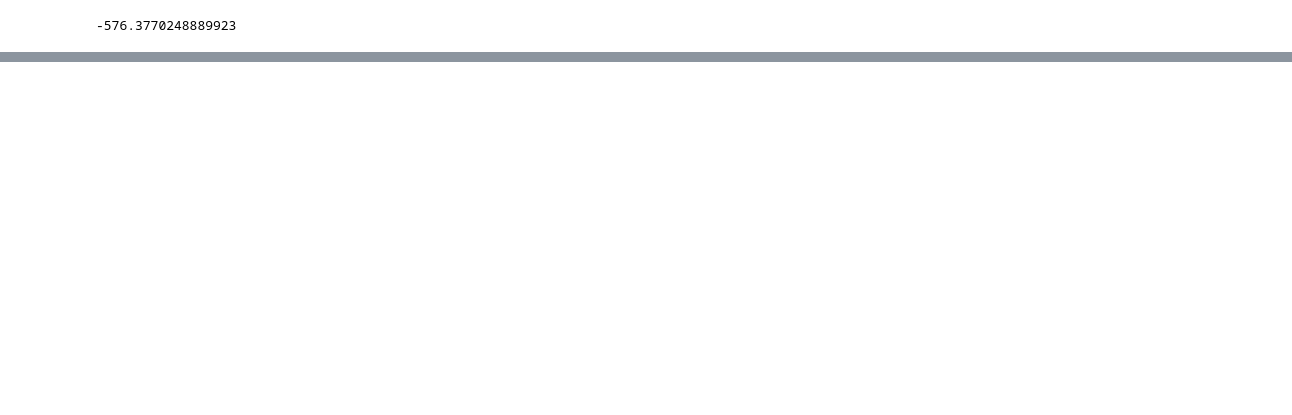
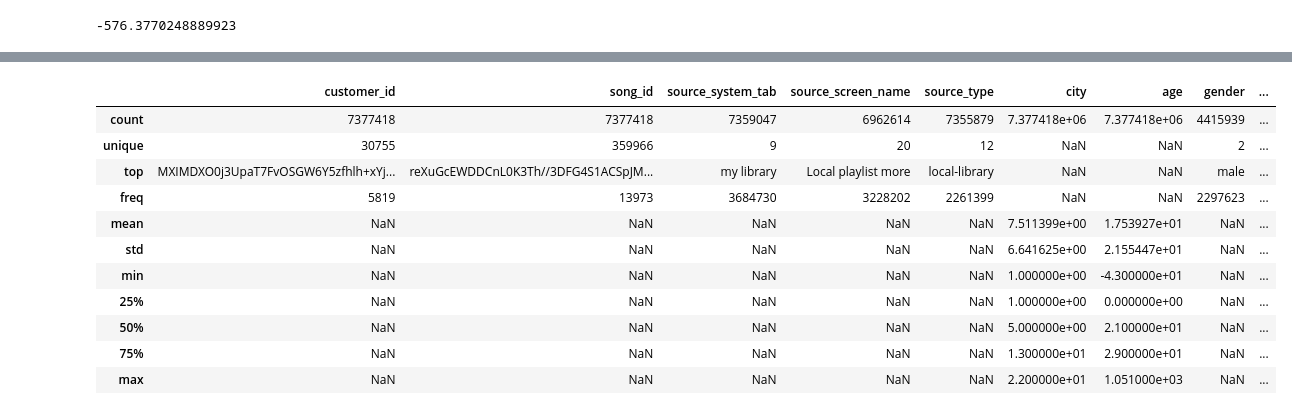
Before and after one commit to kyloop/CSC_478_Programming_Machine_Learning, a Jupyter notebook: CSC478_Project.ipynb, the cells around one changed output, grey strips where cells are left out. Cells and saved outputs as stored; diff of their text form; code cells hidden in the pictures; blank space fills up the shorter version.

```diff
--- a/CSC478_Project.ipynb
+++ b/CSC478_Project.ipynb
@@ -360,0 +251,15 @@ set(tbl.language)
+# %%
+music_tbl.describe(include='all')
+# %% [output]
+|  | customer_id | song_id | source_system_tab | source_screen_name | source_type | city | age | gender | ... |
+| count | 7377418 | 7377418 | 7359047 | 6962614 | 7355879 | 7.377418e+06 | 7.377418e+06 | 4415939 | ... |
+| unique | 30755 | 359966 | 9 | 20 | 12 | NaN | NaN | 2 | ... |
+| top | MXIMDXO0j3UpaT7FvOSGW6Y5zfhlh+xYj... | reXuGcEWDDCnL0K3Th//3DFG4S1ACSpJM... | my library | Local playlist more | local-library | NaN | NaN | male | ... |
+| freq | 5819 | 13973 | 3684730 | 3228202 | 2261399 | NaN | NaN | 2297623 | ... |
+| mean | NaN | NaN | NaN | NaN | NaN | 7.511399e+00 | 1.753927e+01 | NaN | ... |
+| std | NaN | NaN | NaN | NaN | NaN | 6.641625e+00 | 2.155447e+01 | NaN | ... |
+| min | NaN | NaN | NaN | NaN | NaN | 1.000000e+00 | -4.300000e+01 | NaN | ... |
+| 25% | NaN | NaN | NaN | NaN | NaN | 1.000000e+00 | 0.000000e+00 | NaN | ... |
+| 50% | NaN | NaN | NaN | NaN | NaN | 5.000000e+00 | 2.100000e+01 | NaN | ... |
+| 75% | NaN | NaN | NaN | NaN | NaN | 1.300000e+01 | 2.900000e+01 | NaN | ... |
+| max | NaN | NaN | NaN | NaN | NaN | 2.200000e+01 | 1.051000e+03 | NaN | ... |
```
Also changed, not shown: parts of 76 cells of this notebook.
